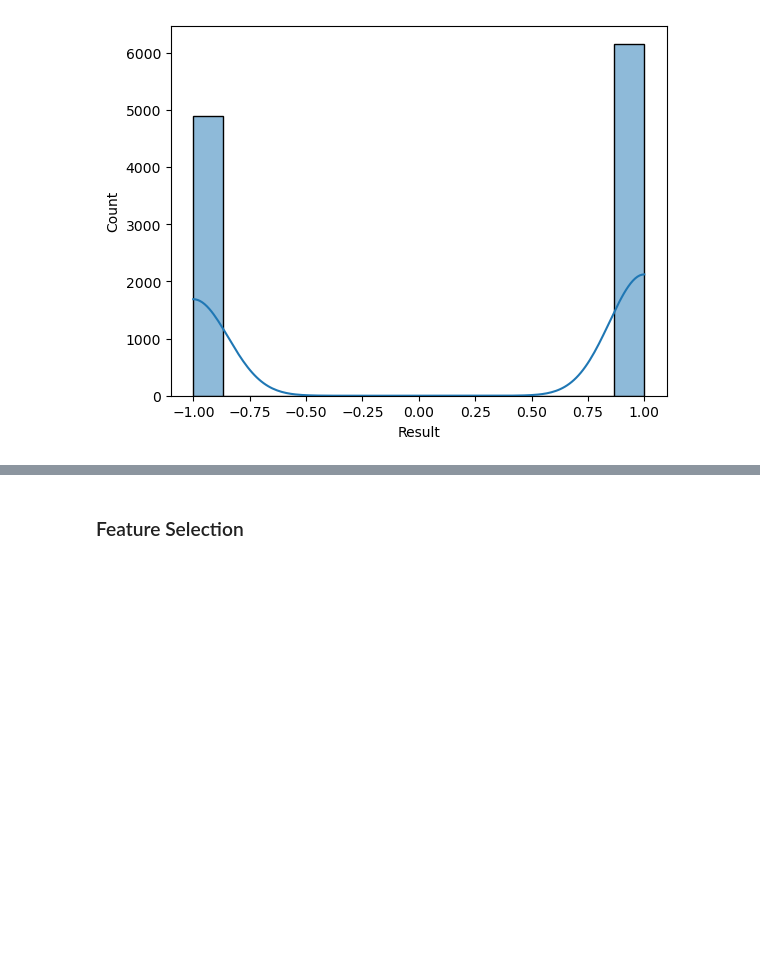
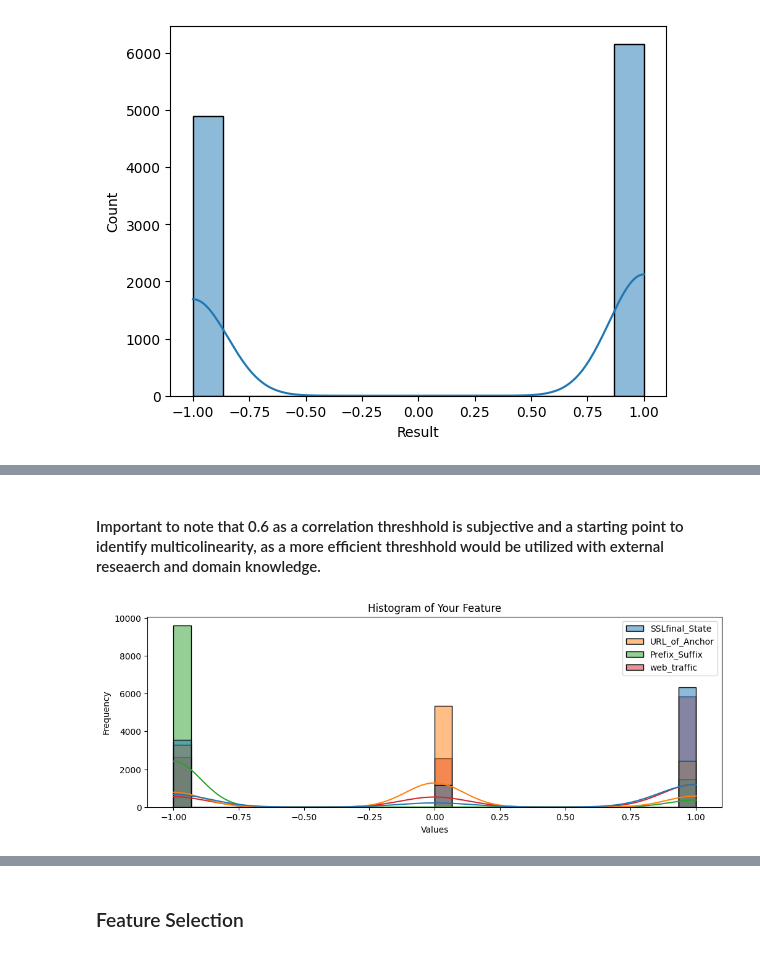
Before and after one commit to ddiaz1126/CyberSecurity, a Jupyter notebook: CyberSecurity.ipynb, the cells around one changed output, grey strips where cells are left out. Saved outputs shown, nothing was run; the diff lists cells and outputs as text; code cells hidden in the pictures; blank space fills up the shorter version.

```diff
--- a/CyberSecurity.ipynb
+++ b/CyberSecurity.ipynb
@@ -146,0 +152,18 @@ plt.show()
+# %% [markdown]
+#### Important to note that 0.6 as a correlation threshhold is subjective and a starting point to identify multicolinearity, as a more efficient threshhold would be utilized with external reseaerch and domain knowledge.
+# %%
+# Set the size of the plot
+plt.figure(figsize=(12, 4))
+
+# Create a histogram for a specific feature
+sns.histplot(features, bins=30, kde=True)
+
+# Add title and labels
+plt.title('Histogram of Your Feature')
+plt.xlabel('Values')
+plt.ylabel('Frequency')
+
+# Show the plot
+plt.show()
+# %% [output]
+[figure, added]
```
Also changed, not shown: parts of 45 cells of this notebook, 1 other file.
